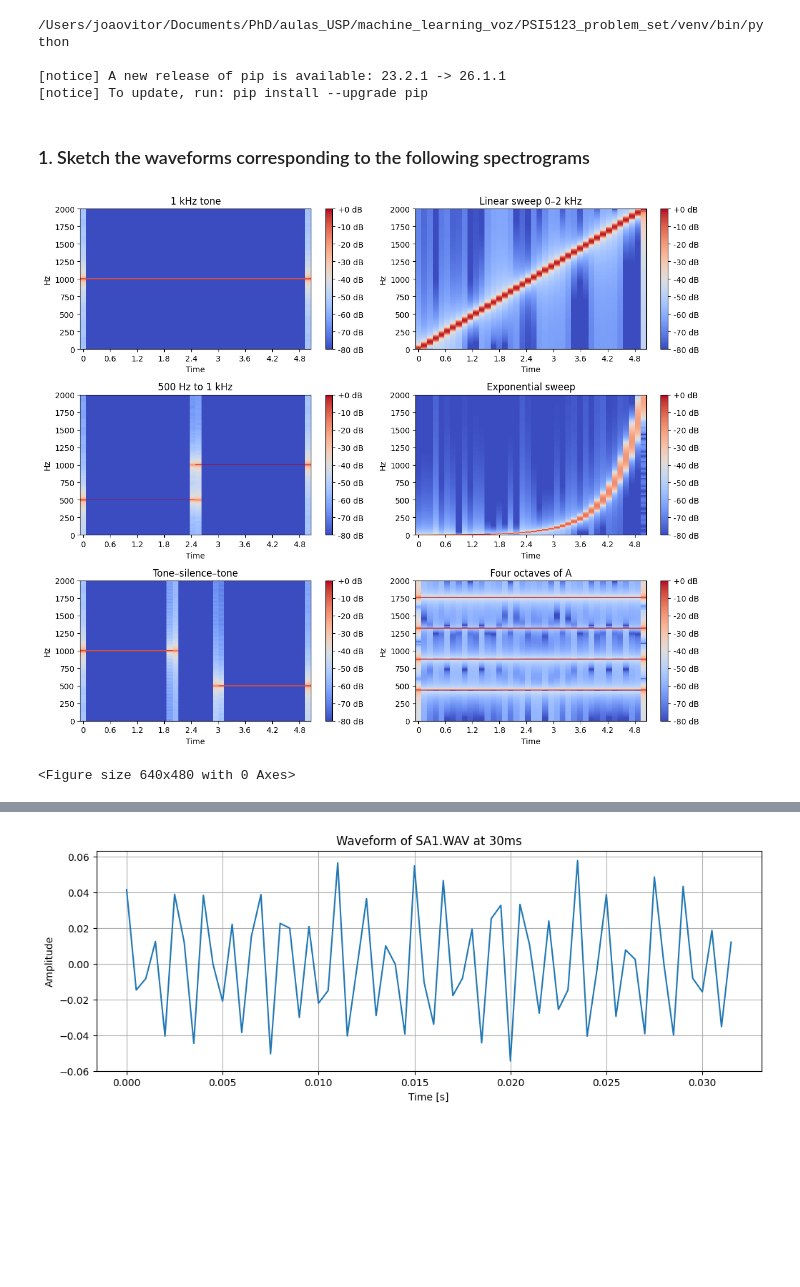
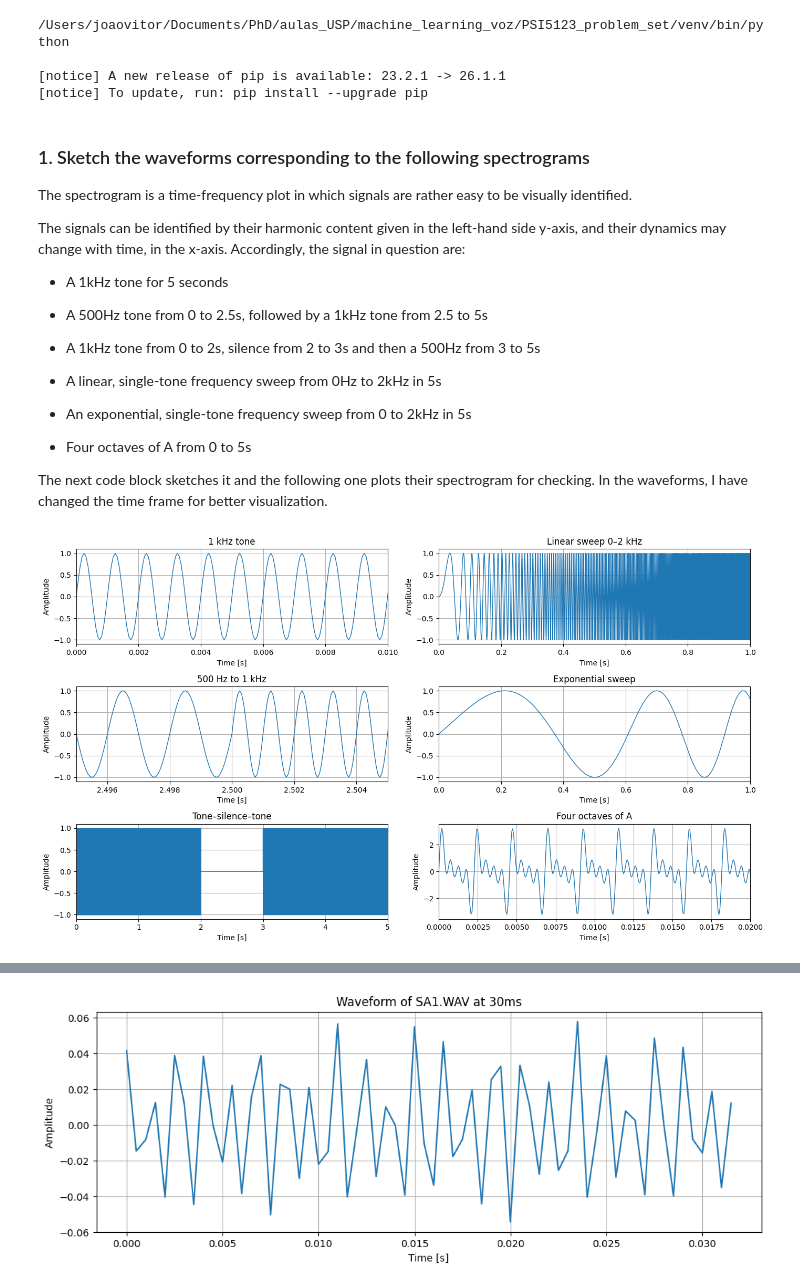
Before and after one commit to joaocolombari/PSI5123_problem_set, a Jupyter notebook: main.ipynb, the cells around one changed output, grey strips where cells are left out. Drawn from its saved outputs; the diff is of its cells as text; code cells hidden in the pictures; blank space fills up the shorter version.

```diff
--- a/main.ipynb
+++ b/main.ipynb
@@ -14,13 +14,31 @@ print(sys.executable)
 [notice] To update, run: pip install --upgrade pip
 # %% [markdown]
 ### 1. Sketch the waveforms corresponding to the following spectrograms
+
+The spectrogram is a time-frequency plot in which signals are rather easy to be visually identified.
+
+The signals can be identified by their harmonic content given in the left-hand side y-axis, and their dynamics may change with time, in the x-axis. Accordingly, the signal in question are:
+
+- A 1kHz tone for 5 seconds
+
+- A 500Hz tone from 0 to 2.5s, followed by a 1kHz tone from 2.5 to 5s
+
+- A 1kHz tone from 0 to 2s, silence from 2 to 3s and then a 500Hz from 3 to 5s
+
+- A linear, single-tone frequency sweep from 0Hz to 2kHz in 5s
+
+- An exponential, single-tone frequency sweep from 0 to 2kHz in 5s
+
+- Four octaves of A from 0 to 5s
+
+The next code block sketches it and the following one plots their spectrogram for checking. In the waveforms, I have changed the time frame for better visualization.
 # %%
 import numpy as np
 import matplotlib.pyplot as plt
 import librosa
 import librosa.display
 
-fs = 4000
+fs = 16000 # Just for better resolution. Im cropping the spectrogram then
 T = 5
 t = np.linspace(0, T, fs*T, endpoint=False)
 
@@ -38,59 +56,48 @@ f0, f1 = 1, 2000
 k = np.log(f1/f0) / T
 phase = 2*np.pi * f0 * (np.exp(k*t) - 1) / k
 x4 = np.sin(phase)
 
 x5 = np.zeros_like(t)
 x5[t < 2] = np.sin(2*np.pi*1000*t[t < 2])
 x5[t >= 3] = np.sin(2*np.pi*500*t[t >= 3])
 
 freqs = [440, 880, 1320, 1760]
 x6 = sum(np.sin(2*np.pi*f*t) for f in freqs)
 
 signals = [x1, x2, x3, x4, x5, x6]
 titles = [
     "1 kHz tone",
     "Linear sweep 0–2 kHz",
     "500 Hz to 1 kHz",
     "Exponential sweep",
     "Tone–silence–tone",
     "Four octaves of A"
 ]
 
-# -------- STFT parameters --------
-n_window = 1024
-hop_length = 512
-n_fft = 1024
+xlims = [
+    (0, 0.01),   # x1
+    (0, 1),      # x2
+    (2.495, 2.505),      # x3
+    (0, 1),      # x4
+    (0, 5),      # x5
+    (0, 0.02)    # x6
+]
 
-# -------- Plot --------
-plt.figure(figsize=(12, 10))
+fig, axes = plt.subplots(3, 2, figsize=(14, 8))
 
-for i, (x, title) in enumerate(zip(signals, titles), 1):
-    S = librosa.stft(x, win_length=n_window, hop_length=hop_length, n_fft=n_fft, window='hamming')
-    S_dB = librosa.amplitude_to_db(np.abs(S), ref=np.max)
+for ax, x, title, xlim in zip(axes.ravel(), signals, titles, xlims):
 
-    plt.subplot(3, 2, i)
-    img = librosa.display.specshow(
-        S_dB,
-        sr=fs,
-        hop_length=hop_length,
-        x_axis='time',
-        y_axis='hz',
-        cmap='coolwarm',   # blue ↔ red
-        vmin=-80,
-        vmax=0
-    )
+    ax.plot(t, x, linewidth=1)
 
-    plt.ylim(0, 2000)
-    plt.title(title)
+    ax.set_title(title)
+    ax.set_xlabel("Time [s]")
+    ax.set_ylabel("Amplitude")
 
-    # colorbar on the right
-    plt.colorbar(img, format="%+2.0f dB")
+    ax.set_xlim(xlim)
+
+    ax.grid(True)
 
 plt.tight_layout()
 plt.show()
-
-plt.tight_layout()
-plt.show()
 # %% [output]
-[figure, old version]
+[figure, new version]
-<Figure size 640x480 with 0 Axes>
```
Also changed, not shown: parts of 11 cells of this notebook, 1 other file.
